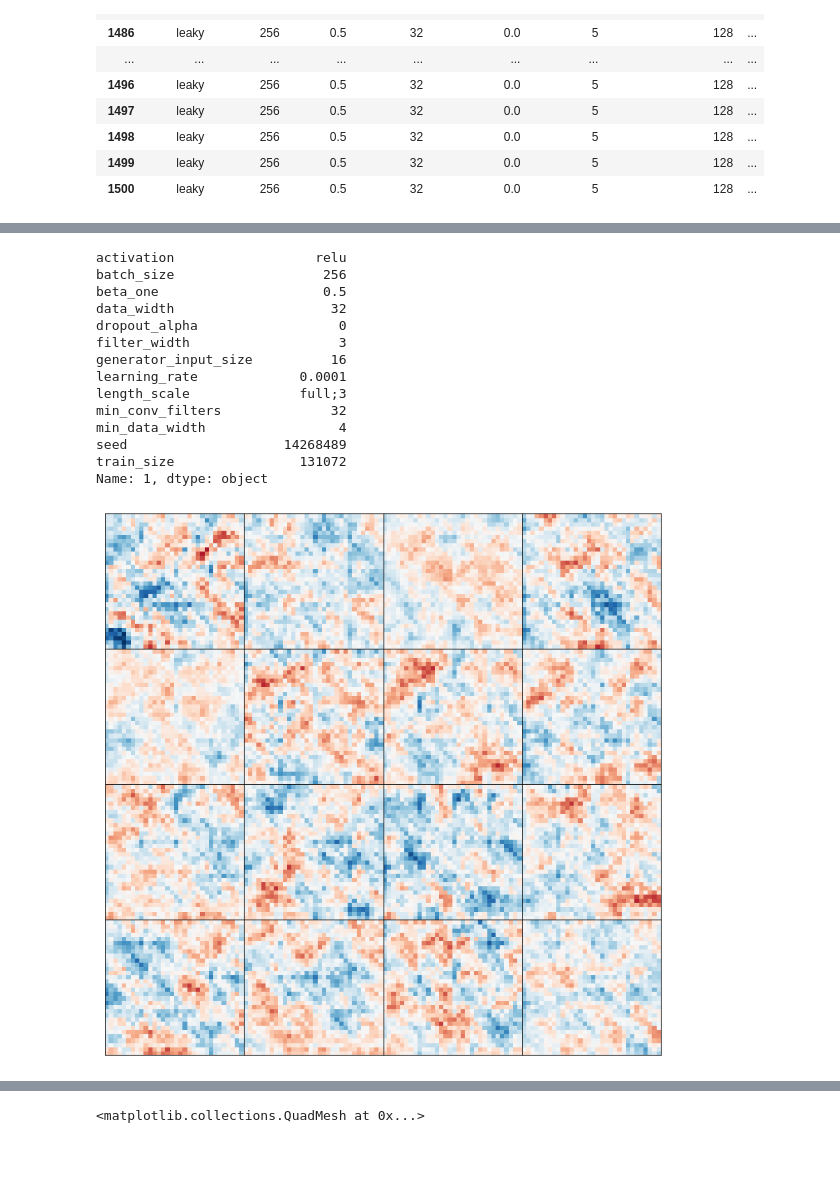
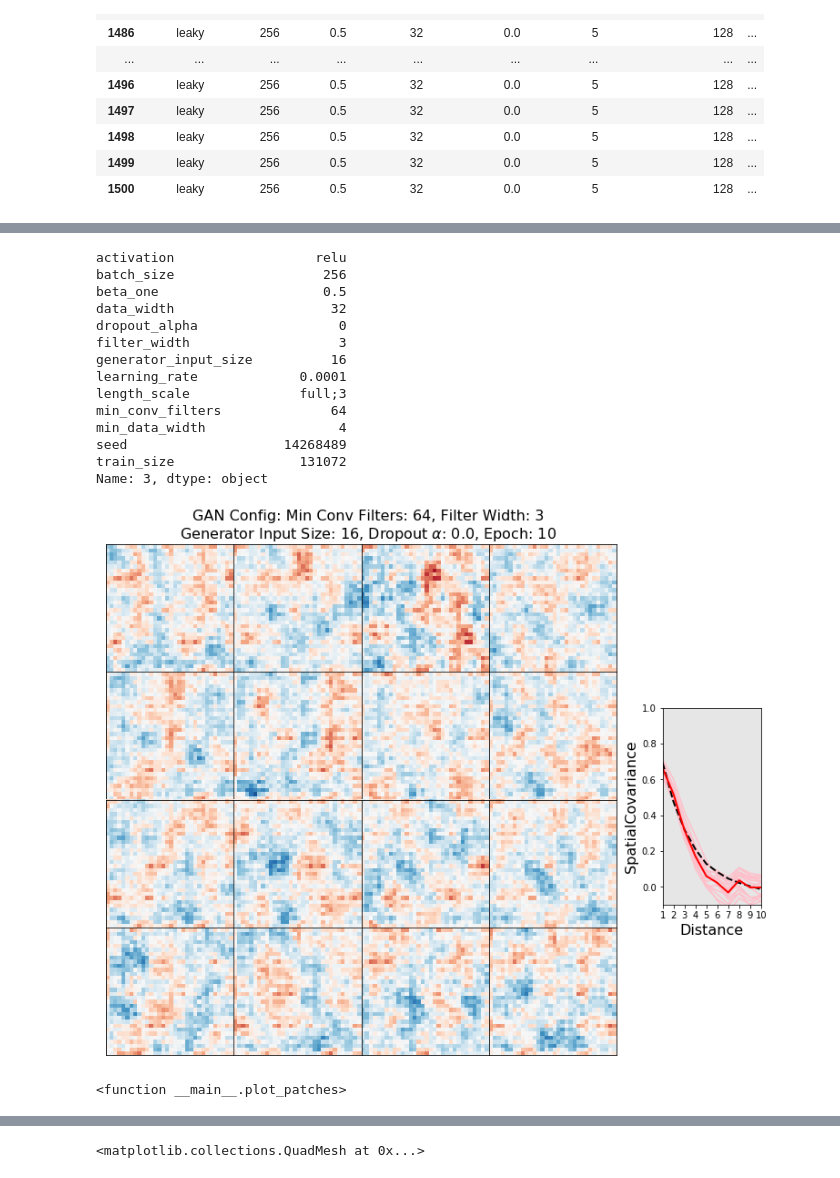
Before and after one commit to djgagne/deepsky, a Jupyter notebook: notebooks/SpatialRandomGANs.ipynb, the cells around one changed output, grey strips where cells are left out. Saved outputs shown, nothing was run; the diff lists cells and outputs as text; code cells hidden in the pictures.

Commit message:
Updated spatial random GANs

```diff
--- a/notebooks/SpatialRandomGANs.ipynb
+++ b/notebooks/SpatialRandomGANs.ipynb
@@ -53,0 +74,16 @@ gan_param_combos.loc[1477:1500]
+# %%
+sub_distances = np.array(distances, copy=True)
+sub_distances[np.triu_indices(sub_distances.shape[0])] = 999999
+
+@jit(nopython=True)
+def spatial_covariance(distances, z, eval_distances, tolerance):
+    covariances = np.zeros(eval_distances.size)
+    z_flat = z.ravel()
+    for d, eval_distance in enumerate(eval_distances):
+        points_a, points_b = np.where(np.abs(distances - eval_distance) <= tolerance)
+        covariances[d] = np.sum((z_flat[points_a] - z_flat[points_a].mean()) *
+                                (z_flat[points_b] - z_flat[points_b].mean())) / (float(points_a.size) - 1)
+        sd_a = np.sqrt(np.sum((z_flat[points_a] - z_flat[points_a].mean()) ** 2) / float(z_flat[points_a].size - 1))
+        sd_b = np.sqrt(np.sum((z_flat[points_b] - z_flat[points_b].mean()) ** 2) / float(z_flat[points_b].size - 1))
+        covariances[d] /= sd_a * sd_b
+    return covariances
@@ -93,38 +157,69 @@ Name: 77, dtype: object
 # %%
 gan_index = 3
 epoch = 10
+corr_3 = exp_kernel(distances, 3)
+cho_3 = cholesky(corr_3, lower=True)
+
+s_cov = np.zeros((100, eval_distances.size))
+for i in range(100):
+    s_cov[i] = spatial_covariance(sub_distances, np.matmul(cho_3, np.random.normal(size=(1024, 1))).reshape(32,32), eval_distances, 0)
 def plot_patches(gan_index, epoch):
+    eval_distances = np.arange(1, 11)
     print(gan_param_combos.loc[gan_index])
     num_patch_rows = 4
     gan_patch_set = Dataset(join(gan_path, "gan_gen_patches_{0:04d}_epoch_{1:04d}.nc").format(gan_index, epoch))
     gan_patches = gan_patch_set.variables["gen_patch"][0:num_patch_rows ** 2, :, :, 0]
     gan_patch_set.close()
-    fig, axes = plt.subplots(num_patch_rows, num_patch_rows, figsize=(12, 12))
-    plt.subplots_adjust(wspace=0, hspace=0)
+    fig, axes = plt.subplots(num_patch_rows, num_patch_rows, figsize=(10, 10))
+    plt.subplots_adjust(0.02, 0.02, 0.8, 0.8, wspace=0, hspace=0)
     a = 0
+    ax_bot = fig.add_axes([0.87, 0.25, 0.15, 0.3], facecolor="w")
+    dist = float(gan_param_combos.loc[gan_index, "length_scale"].split(";")[-1])
+    corr = exp_kernel(distances, dist)
+    cho = cholesky(corr, lower=True)
+    cho_inv = np.linalg.inv(cho)
+    cov_sum = np.zeros(eval_distances.shape)
     for (r, c), ax in np.ndenumerate(axes):
         ax.pcolormesh(gan_patches[a], vmin=-4, vmax=4, cmap="RdBu_r")
         ax.set_yticklabels([])
         ax.set_xticks([])
         ax.set_yticks([])
         ax.set_xticklabels([])
+        #ax_bot.set_yscale("log")
+        patch_cov = spatial_covariance(sub_distances, gan_patches[a], eval_distances, 0.15)
+        cov_sum += patch_cov
+        ax_bot.plot(eval_distances, patch_cov, color='pink')
+        ax_bot.set(ylim=(-0.1, 1), xticks=eval_distances, xlim=(1, 10))
+        ax_bot.set_xlabel("Distance", fontsize=16)
+        ax_bot.set_ylabel("SpatialCovariance", fontsize=16)
         a += 1
+    title_str = "GAN Config: Min Conv Filters: {min_conv_filters}, Filter Width: {filter_width}\nGenerator Input Size: {generator_input_size}, Dropout $\\alpha$: {dropout_alpha}, Epoch: {epoch}"
+    fig.suptitle(title_str.format(epoch=epoch, **gan_param_combos.loc[gan_index].to_dict()), y=0.85,x=0.42, fontsize=16)
+    #ax_bot.plot(eval_distances, exp_kernel(eval_distances, dist), 'k--', lw=2)
+    ax_bot.plot(eval_distances, s_cov.mean(axis=0), 'k--', lw=2)
+    ax_bot.plot(eval_distances, cov_sum / a, 'r-', lw=2)
+    ax_bot.set_facecolor("0.9")
+    plt.savefig("gan_field_samples_bad.png", dpi=300, bbox_inches="tight", transparent=True)
     plt.show()
-interact(plot_patches, gan_index=SelectionSlider(options=valid_loss_indices),
-         epoch=SelectionSlider(options=[1,2,3,4,5, 8, 10]))
+valid_loss_indices = gan_param_combos.loc[np.in1d(gan_param_combos.index,gan_loss_indices) &
+                                          (gan_param_combos["train_size"] > 100000) &
+                                          (gan_param_combos["length_scale"] == "full;3")].index.tolist()
+interact(plot_patches, gan_index=SelectionSlider(options=valid_loss_indices, value=3),
+         epoch=SelectionSlider(options=[1,2,3,4,5, 8, 10], value=10))
 # %% [output]
 activation                  relu
 batch_size                   256
 beta_one                     0.5
 data_width                    32
 dropout_alpha                  0
 filter_width                   3
 generator_input_size          16
 learning_rate             0.0001
 length_scale              full;3
-min_conv_filters              32
+min_conv_filters              64
 min_data_width                 4
 seed                    14268489
 train_size                131072
-Name: 1, dtype: object
+Name: 3, dtype: object
-[figure, old version]
+[figure, new version]
+<function __main__.plot_patches>
```
Also changed, not shown: parts of 36 cells of this notebook, 2 other files.
